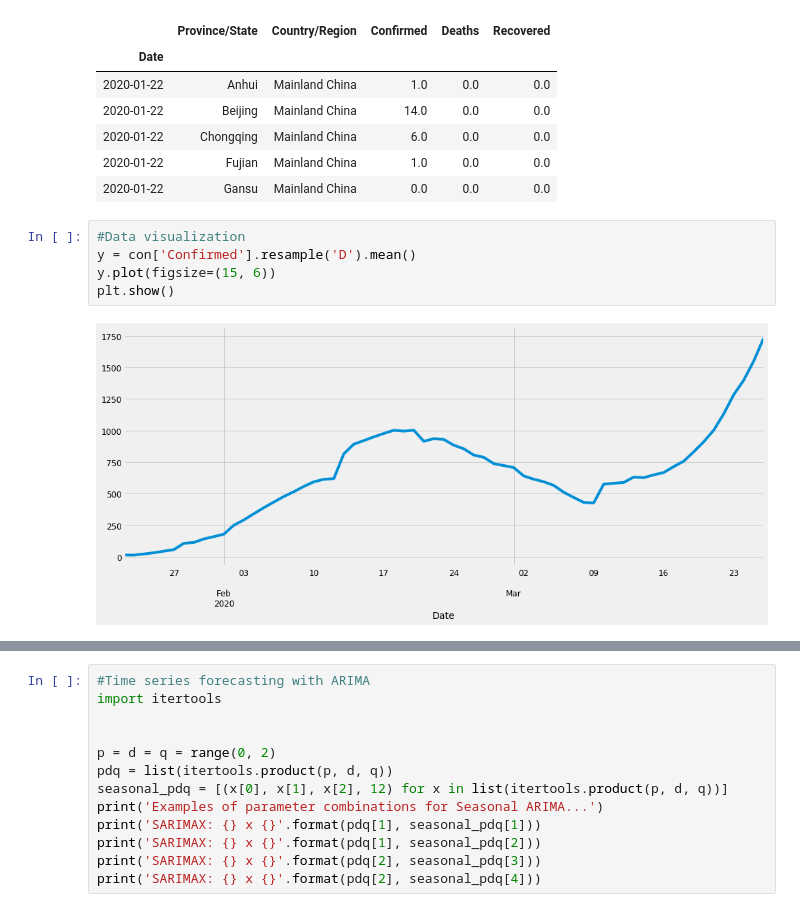
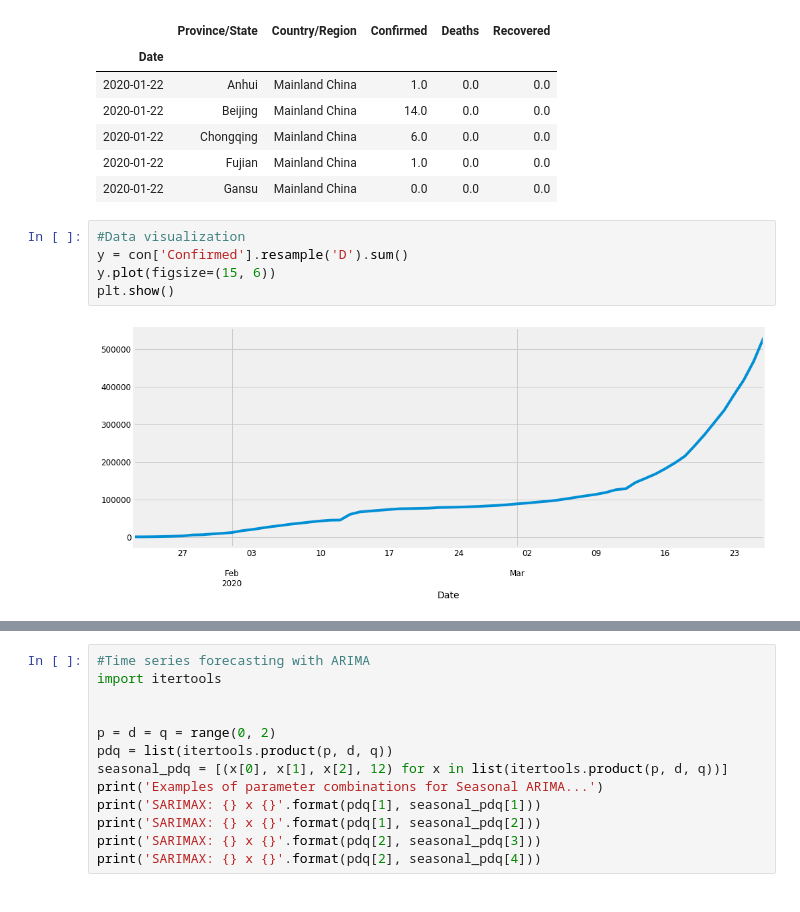
Before and after one commit to venupammi26/Corona_TimeSeries_Prediction-using-Arima-Model, a Jupyter notebook: Corona prediction.ipynb, the cells around one changed output, grey strips where cells are left out. Drawn from its saved outputs; the diff is of its cells as text.

```diff
--- a/Corona prediction.ipynb
+++ b/Corona prediction.ipynb
@@ -528,11 +471,11 @@ con.head()
 | 2020-01-22 | Gansu | Mainland China | 0.0 | 0.0 | 0.0 |
 # %%
 #Data visualization
-y = con['Confirmed'].resample('D').mean()
+y = con['Confirmed'].resample('D').sum()
 y.plot(figsize=(15, 6))
 plt.show()
 # %% [output]
-[figure, old version]
+[figure, new version]
 # %%
 #We can also visualize our data using a method called time-series decomposition that allows us to decompose our time series into three distinct components: trend, seasonality, and noise.
 
```
Also changed, not shown: parts of 22 cells of this notebook.
